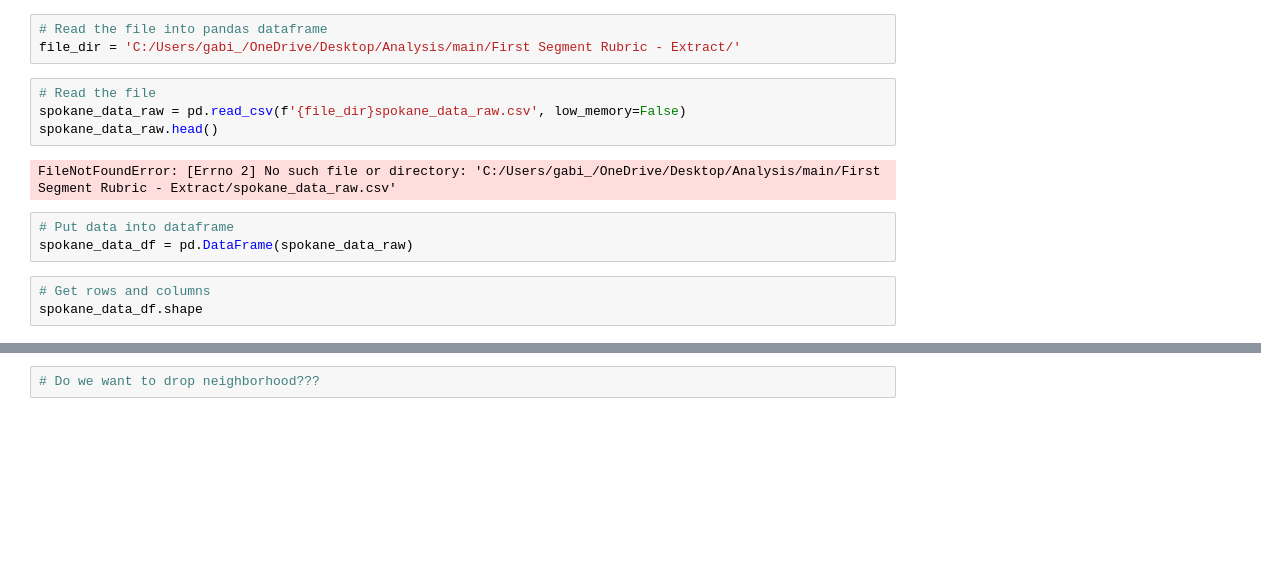
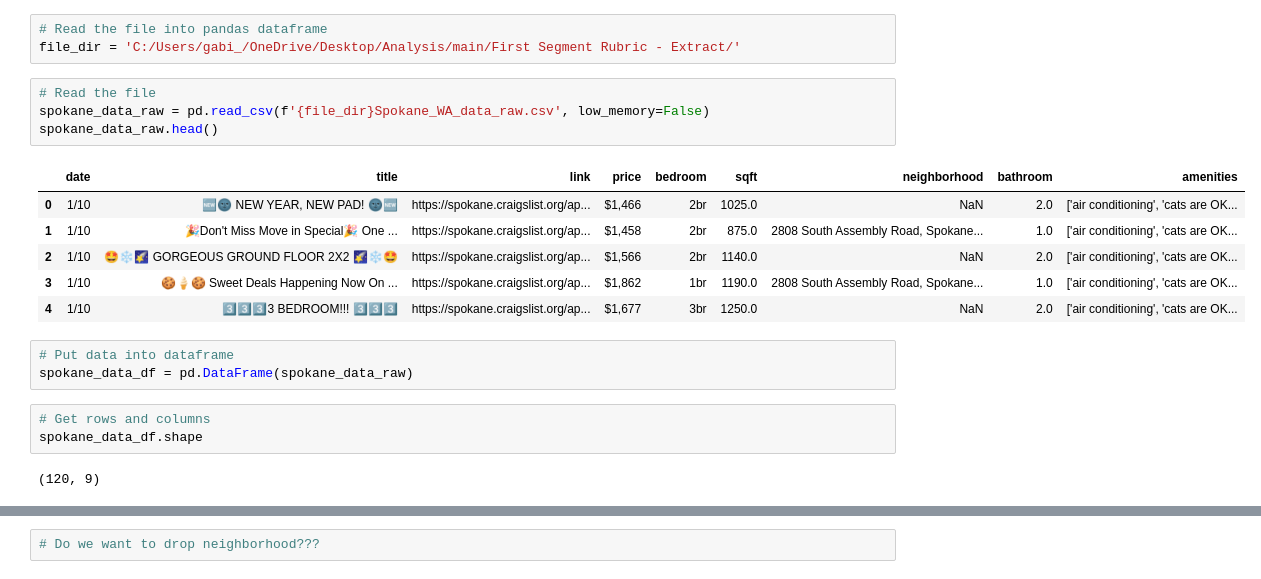
Before and after one commit to icycake7/main, a Jupyter notebook: First Segment Rubric - Clean/spokane_data_clean.ipynb, the cells around one changed output, grey strips where cells are left out. Cells and saved outputs as stored; diff of their text form; blank space fills up the shorter version.

```diff
--- a/First Segment Rubric - Clean/spokane_data_clean.ipynb
+++ b/First Segment Rubric - Clean/spokane_data_clean.ipynb
@@ -12,16 +12,23 @@ from config import db_password
 file_dir = 'C:/Users/gabi_/OneDrive/Desktop/Analysis/main/First Segment Rubric - Extract/'
 # %%
 # Read the file
-spokane_data_raw = pd.read_csv(f'{file_dir}spokane_data_raw.csv', low_memory=False)
+spokane_data_raw = pd.read_csv(f'{file_dir}Spokane_WA_data_raw.csv', low_memory=False)
 spokane_data_raw.head()
 # %% [output]
-FileNotFoundError: [Errno 2] No such file or directory: 'C:/Users/gabi_/OneDrive/Desktop/Analysis/main/First Segment Rubric - Extract/spokane_data_raw.csv'
+|  | date | title | link | price | bedroom | sqft | neighborhood | bathroom | amenities |
+| 0 | 1/10 | 🆕🌚 NEW YEAR, NEW PAD! 🌚🆕 | https://spokane.craigslist.org/ap... | $1,466 | 2br | 1025.0 | NaN | 2.0 | ['air conditioning', 'cats are OK... |
+| 1 | 1/10 | 🎉Don't Miss Move in Special🎉 One ... | https://spokane.craigslist.org/ap... | $1,458 | 2br | 875.0 | 2808 South Assembly Road, Spokane... | 1.0 | ['air conditioning', 'cats are OK... |
+| 2 | 1/10 | 🤩❄️🌠 GORGEOUS GROUND FLOOR 2X2 🌠❄️🤩 | https://spokane.craigslist.org/ap... | $1,566 | 2br | 1140.0 | NaN | 2.0 | ['air conditioning', 'cats are OK... |
+| 3 | 1/10 | 🍪🍦🍪 Sweet Deals Happening Now On ... | https://spokane.craigslist.org/ap... | $1,862 | 1br | 1190.0 | 2808 South Assembly Road, Spokane... | 1.0 | ['air conditioning', 'cats are OK... |
+| 4 | 1/10 | 3️⃣3️⃣3️⃣3 BEDROOM!!! 3️⃣3️⃣3️⃣ | https://spokane.craigslist.org/ap... | $1,677 | 3br | 1250.0 | NaN | 2.0 | ['air conditioning', 'cats are OK... |
 # %%
 # Put data into dataframe
 spokane_data_df = pd.DataFrame(spokane_data_raw)
 # %%
 # Get rows and columns
 spokane_data_df.shape
+# %% [output]
+(120, 9)
 # %%
 # Create modified database
 spokane_clean_df = spokane_data_df
```
Also changed, not shown: parts of 16 cells of this notebook, 10 other files.
